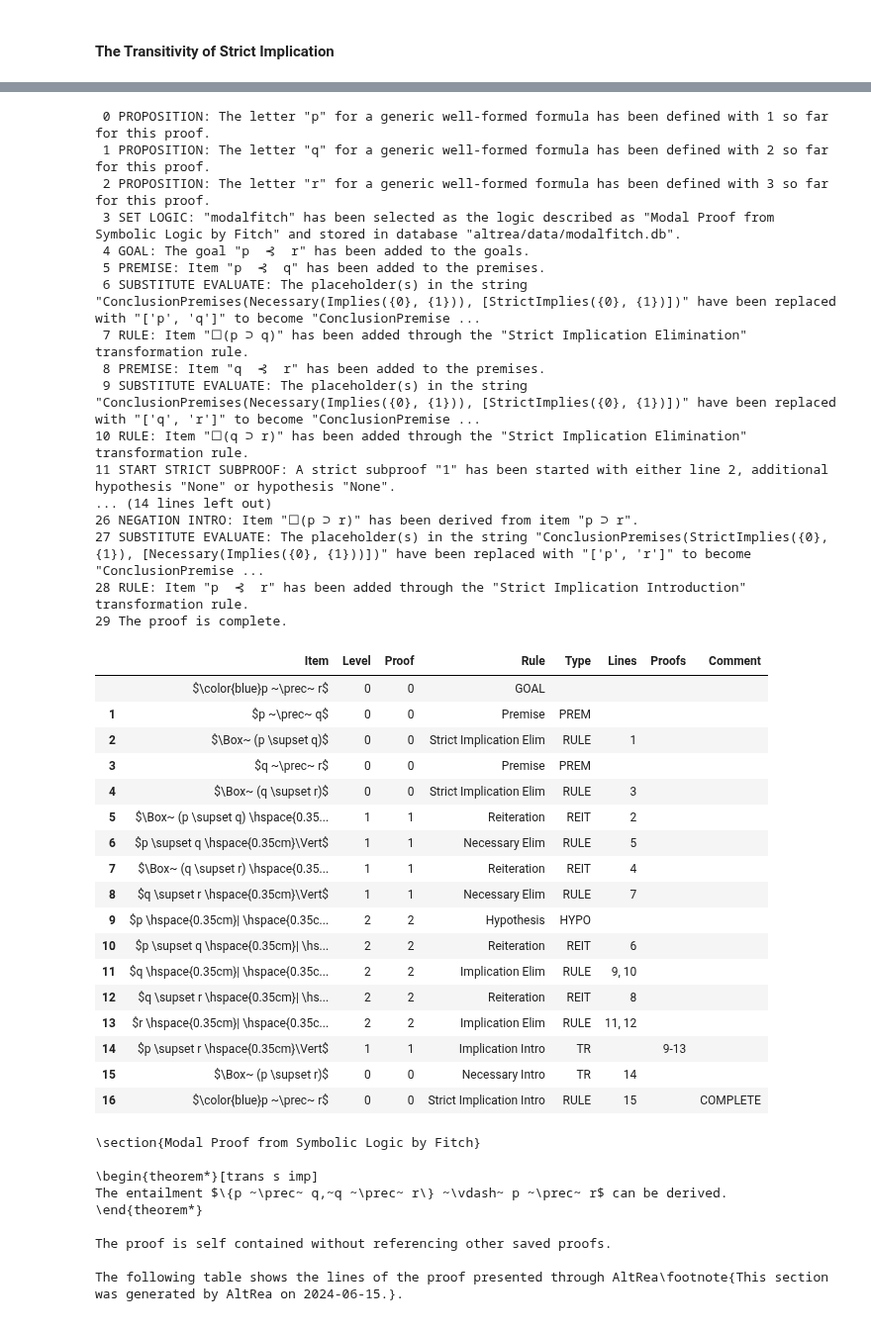
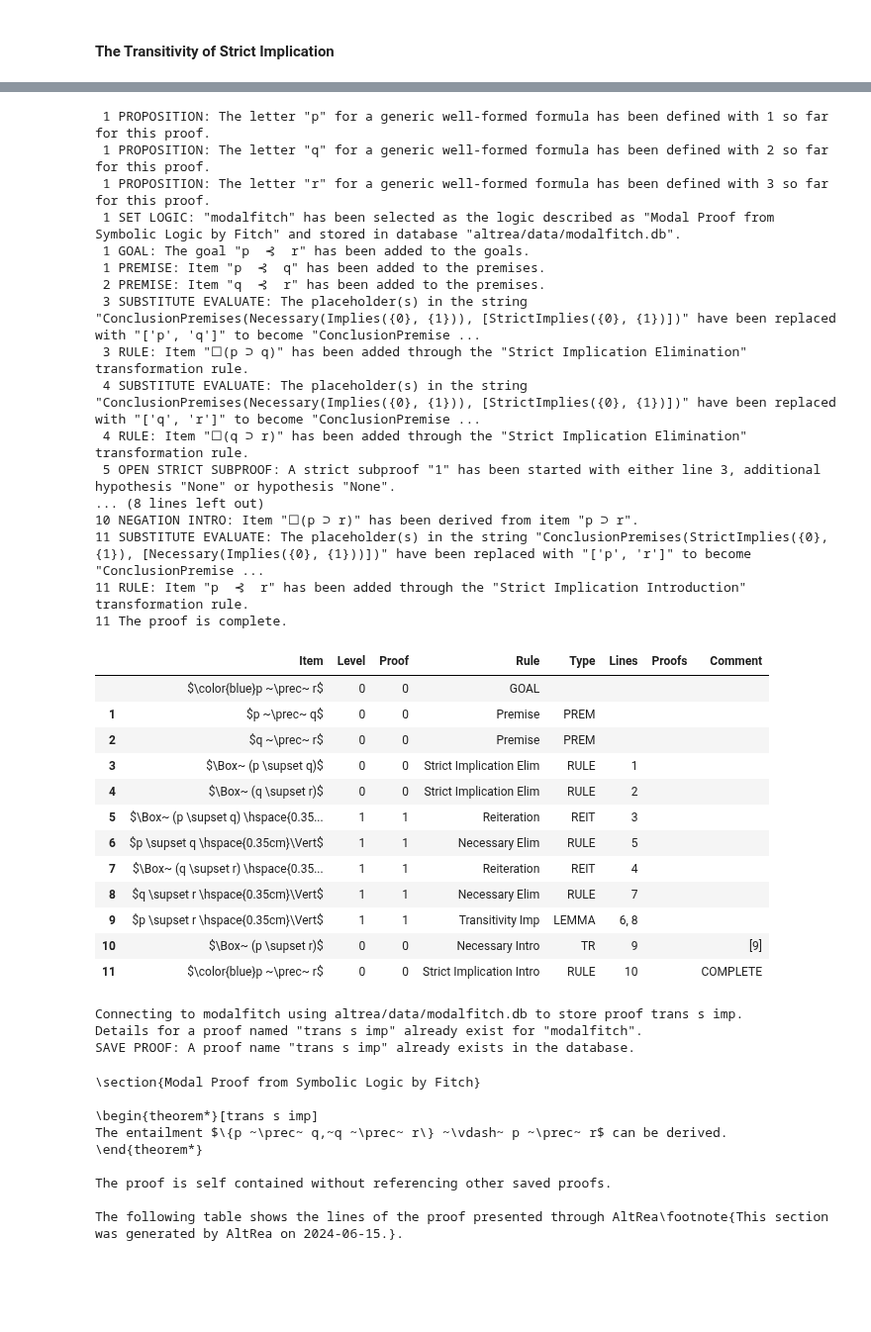
Before and after one commit to FrankHubeny/AltRea, a Jupyter notebook: modalfitch.ipynb, the cells around one changed output, grey strips where cells are left out. Shown at 99% size. Saved outputs shown, nothing was run; the diff lists cells and outputs as text; code cells hidden in the pictures; blank space fills up the shorter version.

```diff
--- a/modalfitch.ipynb
+++ b/modalfitch.ipynb
@@ -76,6 +80,7 @@ rules = [
     (logic, 'disj elim r', 'ConclusionPremises({2}, [Or({0}, {1}), Implies({0}, Falsehood(And({3}, Not({3})))), Implies({1}, {2})])', 'Disjunction Elim Right', 'Disjunction Elimination Right'),
     (logic, "disj intro r", "ConclusionPremises(Or({0}, {1}), [{0}])", "Disjunction Intro Right", "Disjunction Introduction Right Side"),
     (logic, 'neg elim', 'ConclusionPremises(Falsehood(And({0}, Not({0}))), [{0}, Not({0})])', 'Negation Elim', 'Nenegation Elimination'),
+    (logic, "neg intro", "ConclusionPremises(Not({0}), [Implies({0}, Falsehood(And({1}, Not({1}))))])", "Negation Intro", "Negation Introduction"),
     (logic, 'pos intro', 'ConclusionPremises(Possibly({0}), [{0}])', 'Possibly Intro', 'Possibly Introduction'),
     (logic, 'testing', 'ConclusionPremises({0}, [{1}, {2}, {3}, {4}, {5}, {6}, {7}, {8}, {9}, {10}, {11}, {12}, {13}, {14}, {15}, {16}, {17}, {18}, {19}, {20}, {21}, {22}])', 'Testing', 'Testing Metavariables'),
 ]
@@ -407,71 +516,69 @@ We can derive $p ~\prec~ p$.  Hence, we have $~\vdash~ p ~\prec~ p$.
 # %%
 # transitivity of strict implication
 
 from IPython.display import display
 import pandas as pd
 pd.options.display.max_colwidth=500
 from altrea.wffs import Wff, Implies, Not, Or, And, Necessary, StrictImplies
 from altrea.rules import Proof
+
 prf = Proof('trans s imp', 'Transitivity Strict Implication', 'Transivity of Strict Implication')
 p = prf.proposition('p')
 q = prf.proposition('q')
 r = prf.proposition('r')
 prf.setlogic('modalfitch')
+
 prf.goal(StrictImplies(p, r))
 prf.premise(StrictImplies(p, q))
+prf.premise(StrictImplies(q, r))
+
 prf.rule('s imp elim',[p, q], [1])
-prf.premise(StrictImplies(q, r))
-prf.rule('s imp elim',[q, r], [3])
-prf.startstrictsubproof(2)
+prf.rule('s imp elim',[q, r], [2])
+prf.openstrictsubproof(3)
 prf.rule('nec elim', [Implies(p, q)], [5])
 prf.reiterate(4)
 prf.rule('nec elim', [Implies(q, r)], [7])
-prf.hypothesis(p)
-prf.reiterate(6)
-prf.rule('imp elim', [p, q], [9, 10])
-prf.reiterate(8)
-prf.rule('imp elim', [q, r], [11, 12])
-prf.implication_intro()
-prf.necessary_intro([14])
-prf.rule('s imp intro', [p, r], [15])
+prf.lemma("trans imp", [p, q, r], [6, 8])
+prf.necessary_intro([9])
+prf.rule("s imp intro", [p, r], [10])
+
 prf.displaylog()
 display(prf.thisproof())
+prf.saveproof()
 # %% [output]
- 0 PROPOSITION: The letter "p" for a generic well-formed formula has been defined with 1 so far for this proof.
+ 1 PROPOSITION: The letter "p" for a generic well-formed formula has been defined with 1 so far for this proof.
  1 PROPOSITION: The letter "q" for a generic well-formed formula has been defined with 2 so far for this proof.
- 2 PROPOSITION: The letter "r" for a generic well-formed formula has been defined with 3 so far for this proof.
- 3 SET LOGIC: "modalfitch" has been selected as the logic described as "Modal Proof from Symbolic Logic by Fitch" and stored in database "altrea/data/modalfitch.db".
- 4 GOAL: The goal "p  ⊰  r" has been added to the goals.
- 5 PREMISE: Item "p  ⊰  q" has been added to the premises.
- 6 SUBSTITUTE EVALUATE: The placeholder(s) in the string "ConclusionPremises(Necessary(Implies({0}, {1})), [StrictImplies({0}, {1})])" have been replaced with "['p', 'q']" to become "ConclusionPremise ...
- 7 RULE: Item "☐(p ⊃ q)" has been added through the "Strict Implication Elimination" transformation rule.
- 8 PREMISE: Item "q  ⊰  r" has been added to the premises.
- 9 SUBSTITUTE EVALUATE: The placeholder(s) in the string "ConclusionPremises(Necessary(Implies({0}, {1})), [StrictImplies({0}, {1})])" have been replaced with "['q', 'r']" to become "ConclusionPremise ...
-10 RULE: Item "☐(q ⊃ r)" has been added through the "Strict Implication Elimination" transformation rule.
-11 START STRICT SUBPROOF: A strict subproof "1" has been started with either line 2, additional hypothesis "None" or hypothesis "None".
-... (14 lines left out)
-26 NEGATION INTRO: Item "☐(p ⊃ r)" has been derived from item "p ⊃ r".
-27 SUBSTITUTE EVALUATE: The placeholder(s) in the string "ConclusionPremises(StrictImplies({0}, {1}), [Necessary(Implies({0}, {1}))])" have been replaced with "['p', 'r']" to become "ConclusionPremise ...
-28 RULE: Item "p  ⊰  r" has been added through the "Strict Implication Introduction" transformation rule.
-29 The proof is complete.
+ 1 PROPOSITION: The letter "r" for a generic well-formed formula has been defined with 3 so far for this proof.
+ 1 SET LOGIC: "modalfitch" has been selected as the logic described as "Modal Proof from Symbolic Logic by Fitch" and stored in database "altrea/data/modalfitch.db".
+ 1 GOAL: The goal "p  ⊰  r" has been added to the goals.
+ 1 PREMISE: Item "p  ⊰  q" has been added to the premises.
+ 2 PREMISE: Item "q  ⊰  r" has been added to the premises.
+ 3 SUBSTITUTE EVALUATE: The placeholder(s) in the string "ConclusionPremises(Necessary(Implies({0}, {1})), [StrictImplies({0}, {1})])" have been replaced with "['p', 'q']" to become "ConclusionPremise ...
+ 3 RULE: Item "☐(p ⊃ q)" has been added through the "Strict Implication Elimination" transformation rule.
+ 4 SUBSTITUTE EVALUATE: The placeholder(s) in the string "ConclusionPremises(Necessary(Implies({0}, {1})), [StrictImplies({0}, {1})])" have been replaced with "['q', 'r']" to become "ConclusionPremise ...
+ 4 RULE: Item "☐(q ⊃ r)" has been added through the "Strict Implication Elimination" transformation rule.
+ 5 OPEN STRICT SUBPROOF: A strict subproof "1" has been started with either line 3, additional hypothesis "None" or hypothesis "None".
+... (8 lines left out)
+10 NEGATION INTRO: Item "☐(p ⊃ r)" has been derived from item "p ⊃ r".
+11 SUBSTITUTE EVALUATE: The placeholder(s) in the string "ConclusionPremises(StrictImplies({0}, {1}), [Necessary(Implies({0}, {1}))])" have been replaced with "['p', 'r']" to become "ConclusionPremise ...
+11 RULE: Item "p  ⊰  r" has been added through the "Strict Implication Introduction" transformation rule.
+11 The proof is complete.
 |  | Item | Level | Proof | Rule | Type | Lines | Proofs | Comment |
 |  | $\color{blue}p ~\prec~ r$ | 0 | 0 | GOAL |  |  |  |  |
 | 1 | $p ~\prec~ q$ | 0 | 0 | Premise | PREM |  |  |  |
-| 2 | $\Box~ (p \supset q)$ | 0 | 0 | Strict Implication Elim | RULE | 1 |  |  |
-| 3 | $q ~\prec~ r$ | 0 | 0 | Premise | PREM |  |  |  |
-| 4 | $\Box~ (q \supset r)$ | 0 | 0 | Strict Implication Elim | RULE | 3 |  |  |
-| 5 | $\Box~ (p \supset q) \hspace{0.35... | 1 | 1 | Reiteration | REIT | 2 |  |  |
+| 2 | $q ~\prec~ r$ | 0 | 0 | Premise | PREM |  |  |  |
+| 3 | $\Box~ (p \supset q)$ | 0 | 0 | Strict Implication Elim | RULE | 1 |  |  |
+| 4 | $\Box~ (q \supset r)$ | 0 | 0 | Strict Implication Elim | RULE | 2 |  |  |
+| 5 | $\Box~ (p \supset q) \hspace{0.35... | 1 | 1 | Reiteration | REIT | 3 |  |  |
 | 6 | $p \supset q \hspace{0.35cm}\Vert$ | 1 | 1 | Necessary Elim | RULE | 5 |  |  |
 | 7 | $\Box~ (q \supset r) \hspace{0.35... | 1 | 1 | Reiteration | REIT | 4 |  |  |
 | 8 | $q \supset r \hspace{0.35cm}\Vert$ | 1 | 1 | Necessary Elim | RULE | 7 |  |  |
-| 9 | $p \hspace{0.35cm}| \hspace{0.35c... | 2 | 2 | Hypothesis | HYPO |  |  |  |
-| 10 | $p \supset q \hspace{0.35cm}| \hs... | 2 | 2 | Reiteration | REIT | 6 |  |  |
-| 11 | $q \hspace{0.35cm}| \hspace{0.35c... | 2 | 2 | Implication Elim | RULE | 9, 10 |  |  |
-| 12 | $q \supset r \hspace{0.35cm}| \hs... | 2 | 2 | Reiteration | REIT | 8 |  |  |
-| 13 | $r \hspace{0.35cm}| \hspace{0.35c... | 2 | 2 | Implication Elim | RULE | 11, 12 |  |  |
-| 14 | $p \supset r \hspace{0.35cm}\Vert$ | 1 | 1 | Implication Intro | TR |  | 9-13 |  |
-| 15 | $\Box~ (p \supset r)$ | 0 | 0 | Necessary Intro | TR | 14 |  |  |
-| 16 | $\color{blue}p ~\prec~ r$ | 0 | 0 | Strict Implication Intro | RULE | 15 |  | COMPLETE |
+| 9 | $p \supset r \hspace{0.35cm}\Vert$ | 1 | 1 | Transitivity Imp | LEMMA | 6, 8 |  |  |
+| 10 | $\Box~ (p \supset r)$ | 0 | 0 | Necessary Intro | TR | 9 |  | [9] |
+| 11 | $\color{blue}p ~\prec~ r$ | 0 | 0 | Strict Implication Intro | RULE | 10 |  | COMPLETE |
+Connecting to modalfitch using altrea/data/modalfitch.db to store proof trans s imp.
+Details for a proof named "trans s imp" already exist for "modalfitch".
+SAVE PROOF: A proof name "trans s imp" already exists in the database.
 # %%
 prf.writeproof(sectioning=prf.section)
 print(prf.writtenproof)
```
Also changed, not shown: parts of 60 cells of this notebook, 9 other files.
